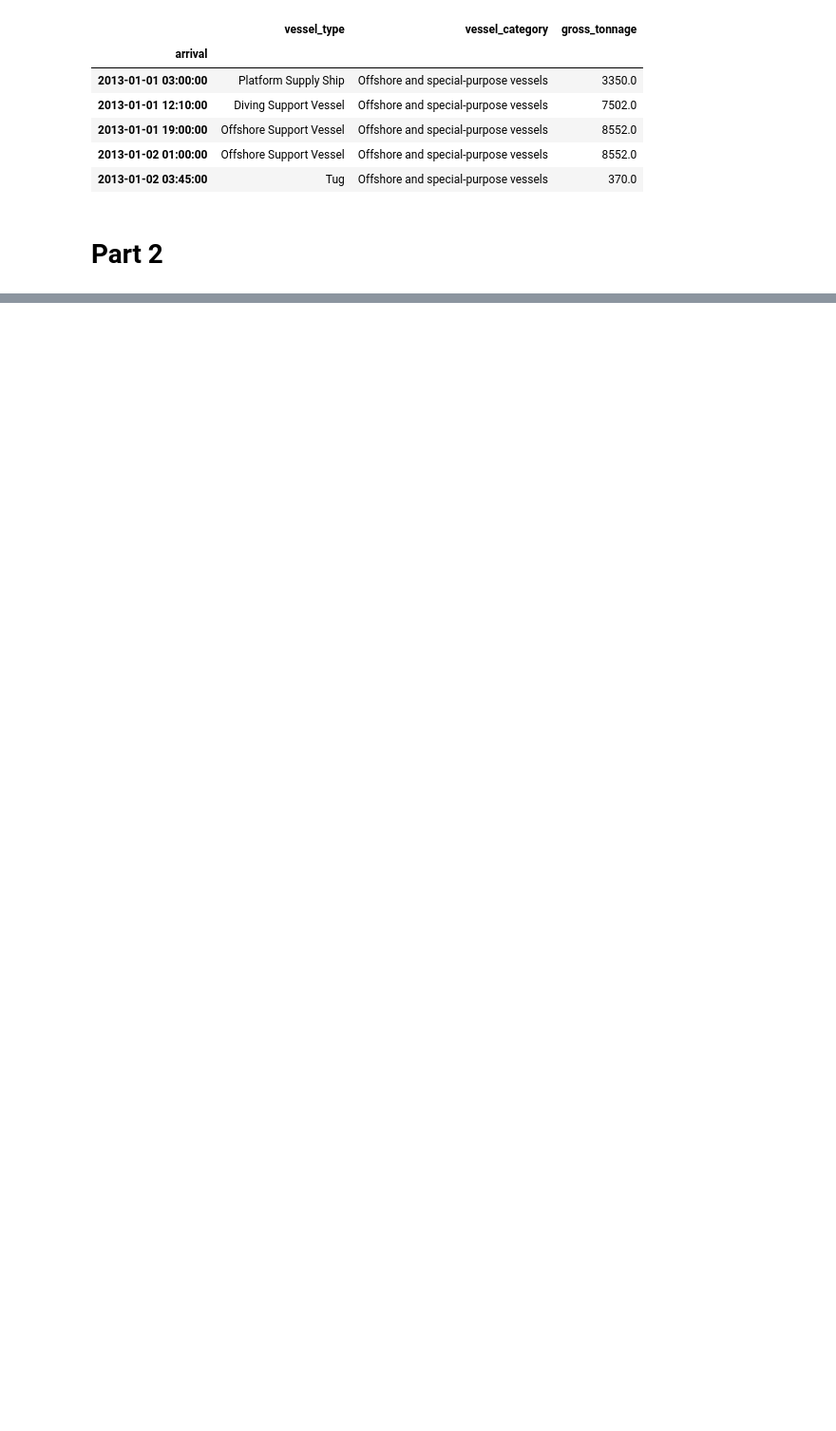
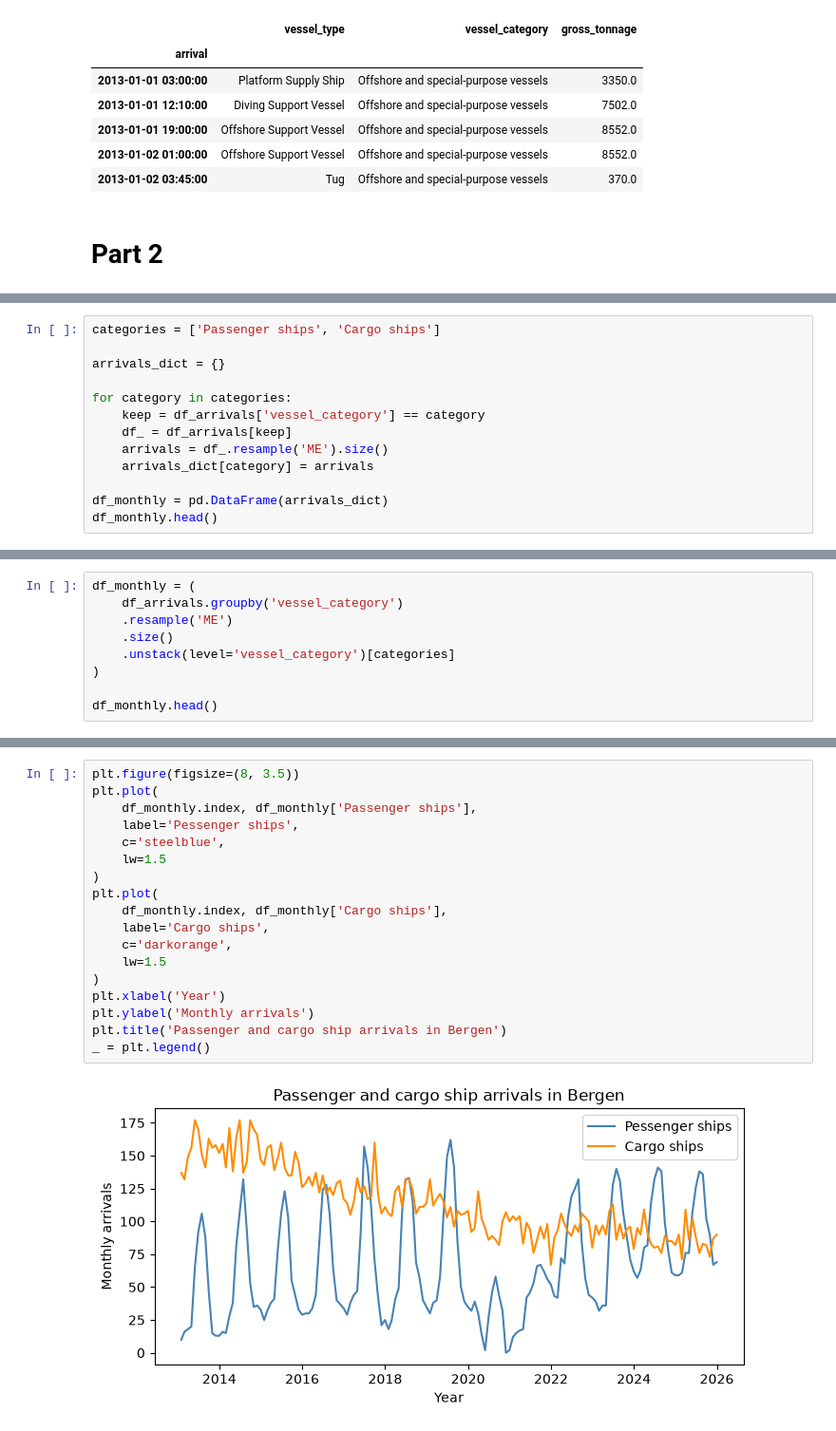
Before and after one commit to Sanitysr163216/TECH2-H26, a Jupyter notebook: workshops/workshop4/workshop4_TF.ipynb, the cells around one changed output, grey strips where cells are left out. Shown at 95% size. Saved outputs shown, nothing was run; the diff lists cells and outputs as text; blank space fills up the shorter version.

```diff
--- a/workshops/workshop4/workshop4_TF.ipynb
+++ b/workshops/workshop4/workshop4_TF.ipynb
@@ -429,0 +477,13 @@ dtype: int64
+# %%
+categories = ['Passenger ships', 'Cargo ships']
+
+arrivals_dict = {}
+
+for category in categories:
+    keep = df_arrivals['vessel_category'] == category
+    df_ = df_arrivals[keep]
+    arrivals = df_.resample('ME').size()
+    arrivals_dict[category] = arrivals
+
+df_monthly = pd.DataFrame(arrivals_dict)
+df_monthly.head()
@@ -429,0 +498,9 @@ dtype: int64
+# %%
+df_monthly = (
+    df_arrivals.groupby('vessel_category')
+    .resample('ME')
+    .size()
+    .unstack(level='vessel_category')[categories]
+)
+
+df_monthly.head()
@@ -429,0 +515,20 @@ dtype: int64
+# %%
+plt.figure(figsize=(8, 3.5))
+plt.plot(
+    df_monthly.index, df_monthly['Passenger ships'],
+    label='Pessenger ships',
+    c='steelblue',
+    lw=1.5
+)
+plt.plot(
+    df_monthly.index, df_monthly['Cargo ships'],
+    label='Cargo ships',
+    c='darkorange',
+    lw=1.5
+)
+plt.xlabel('Year')
+plt.ylabel('Monthly arrivals')
+plt.title('Passenger and cargo ship arrivals in Bergen')
+_ = plt.legend()
+# %% [output]
+[figure, added]
```
Also changed, not shown: parts of 11 cells of this notebook.
